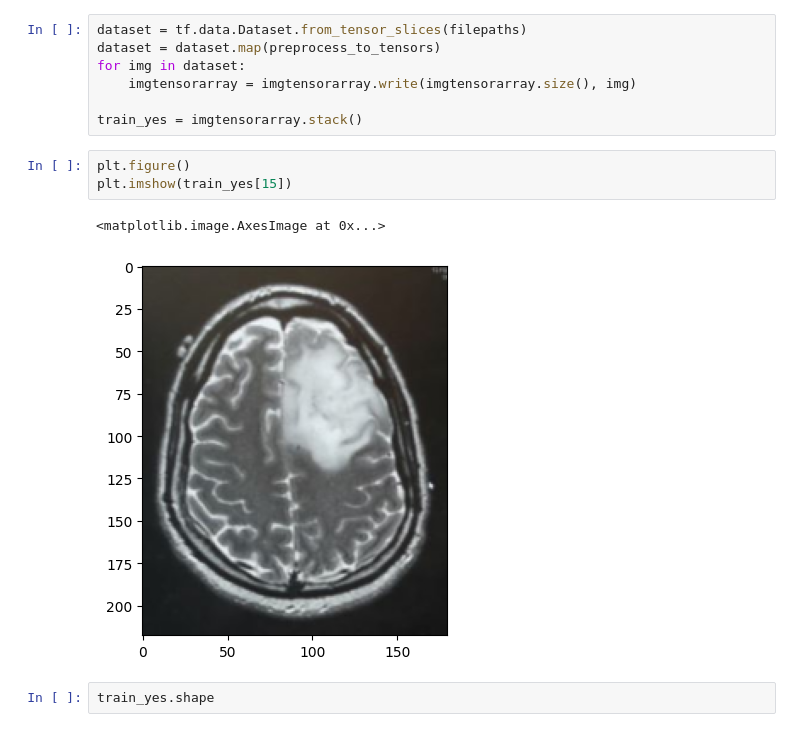
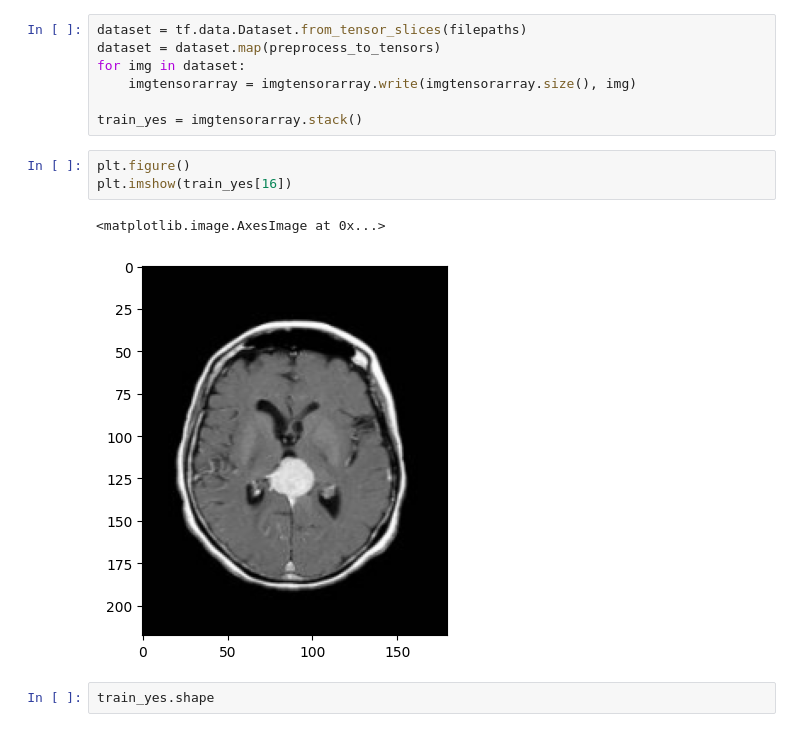
Before and after one commit to isthismanas/Deep_Models, a Jupyter notebook: Tumor Detection Convolutional Neural Network.ipynb, the cells around one changed output. Cells and saved outputs as stored; diff of their text form.

```diff
--- a/Tumor Detection Convolutional Neural Network.ipynb
+++ b/Tumor Detection Convolutional Neural Network.ipynb
@@ -40,10 +40,10 @@ for img in dataset:
 train_yes = imgtensorarray.stack()
 # %%
 plt.figure()
-plt.imshow(train_yes[15])
+plt.imshow(train_yes[16])
 # %% [output]
 <matplotlib.image.AxesImage at 0x...>
-[figure, old version]
+[figure, new version]
 # %%
 train_yes.shape
 # %% [output]
```
Also changed, not shown: parts of 2 cells of this notebook, 1 other file.
